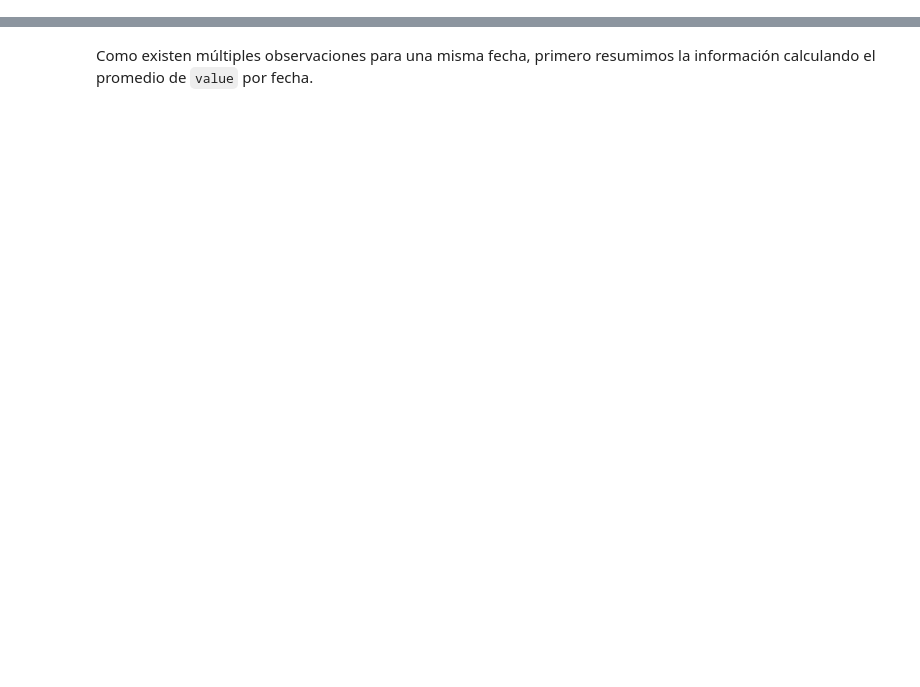
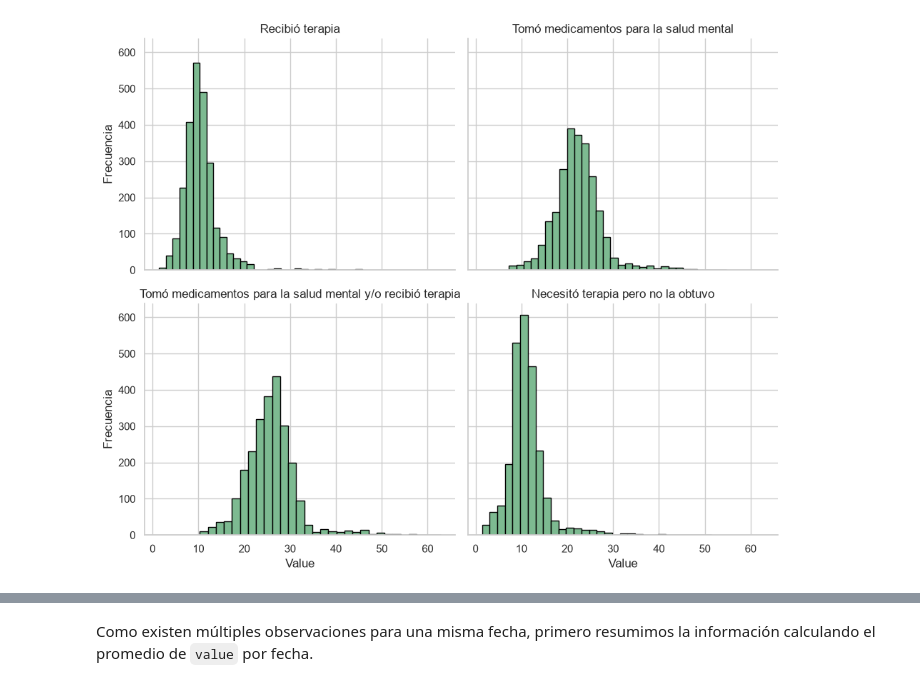
Before and after one commit to ElenaVillano/prope-programacion, a Jupyter notebook: materiales/m08_visualizacion.ipynb, the cells around one changed output, grey strips where cells are left out. Cells and saved outputs as stored; diff of their text form; code cells hidden in the pictures; blank space fills up the shorter version.

```diff
--- a/materiales/m08_visualizacion.ipynb
+++ b/materiales/m08_visualizacion.ipynb
@@ -183,0 +189,13 @@ dtype('<M8[us]')
+# %%
+g = sns.FacetGrid(df.dropna(subset=['value', 'indicator']),
+                  col='indicator',
+                  col_wrap=2,
+                  height=4,
+                  aspect=1.2,
+                  sharex=True, sharey=True)
+g.map(plt.hist, 'value', bins=30, edgecolor='k')
+g.set_titles("{col_name}")
+g.set_axis_labels('Value', 'Frecuencia')
+plt.show()
+# %% [output]
+[figure, added]
```
Also changed, not shown: parts of 73 cells of this notebook, 2 other files.
